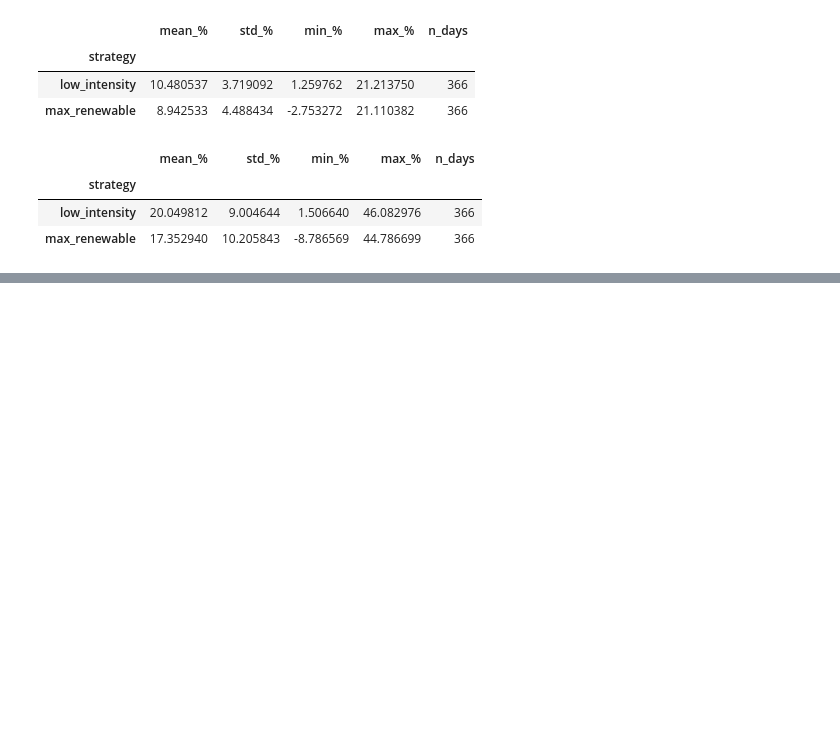
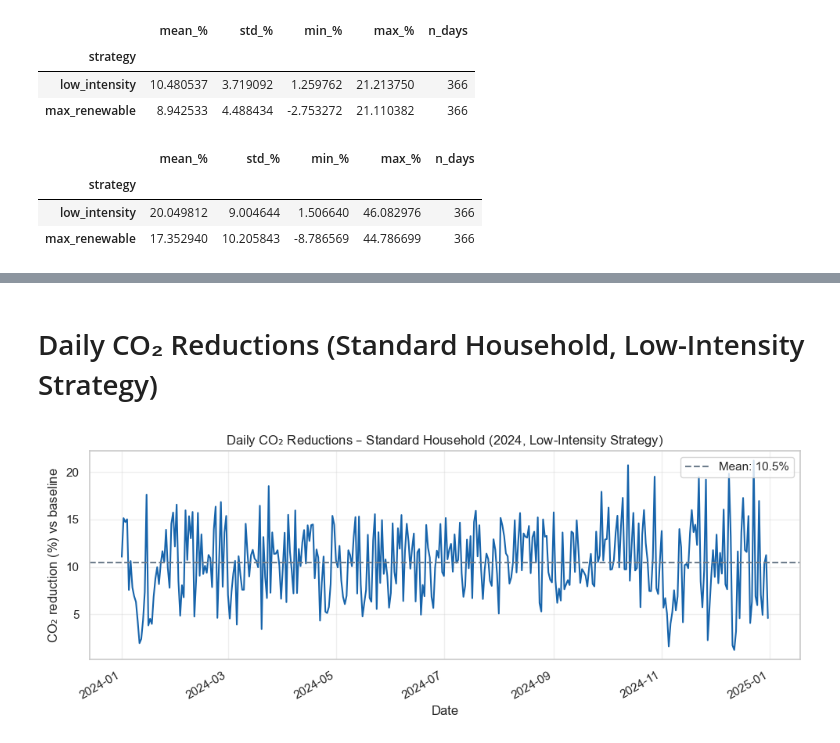
Before and after one commit to KrisN13/Forecasting-UK-Grid-Carbon-Intensity, a Jupyter notebook: notebooks/05_scenarios_and_impact.ipynb, the cells around one changed output, grey strips where cells are left out. Saved outputs shown, nothing was run; the diff lists cells and outputs as text; code cells hidden in the pictures; blank space fills up the shorter version.

```diff
--- a/notebooks/05_scenarios_and_impact.ipynb
+++ b/notebooks/05_scenarios_and_impact.ipynb
@@ -708,0 +678,50 @@ current UK grid mix.
+# %% [markdown]
+# Daily CO₂ Reductions (Standard Household, Low-Intensity Strategy)
+# %%
+# Figure 2: Daily CO₂ Reductions – Standard Household (Low-Intensity Strategy)
+std_low = (
+    df_red_std_2024[df_red_std_2024["strategy"] == "low_intensity"]
+    .copy()
+)
+std_low["reduction_pct"] = std_low["reduction"] * 100
+
+mean_red = std_low["reduction_pct"].mean()
+
+fig, ax = plt.subplots(figsize=(10, 4))
+
+ax.plot(
+    std_low.index,
+    std_low["reduction_pct"],
+    color=COLORS["blue"],
+    linewidth=1.5,
+)
+
+ax.axhline(
+    mean_red,
+    color=COLORS["grey"],
+    linestyle="--",
+    linewidth=1.5,
+    label=f"Mean: {mean_red:.1f}%",
+)
+
+ax.set_title("Daily CO$₂$ Reductions – Standard Household (2024, Low-Intensity Strategy)")
+ax.set_ylabel("CO$₂$ reduction (%) vs baseline")
+ax.set_xlabel("Date")
+
+ax.grid(True, alpha=0.3)
+ax.legend(loc="upper right")
+
+fig.autofmt_xdate()
+plt.tight_layout()
+plt.show()
+
+# Caption:
+# "Daily percentage CO₂ reduction for a 14 kWh/day high-usage household in 2024
+#  when 30% of load is shifted into the lowest carbon-intensity hours.
+#  Average daily savings are around 10–11%, with best days above 20%."
+
+# Alt text:
+# "Time-series line plot showing daily CO₂ reduction percentages for a standard household,
+#  with most values around 10 percent and occasional peaks above 20 percent.
+# %% [output]
+[figure, added]
```
Also changed, not shown: parts of 17 cells of this notebook, 10 other files.
